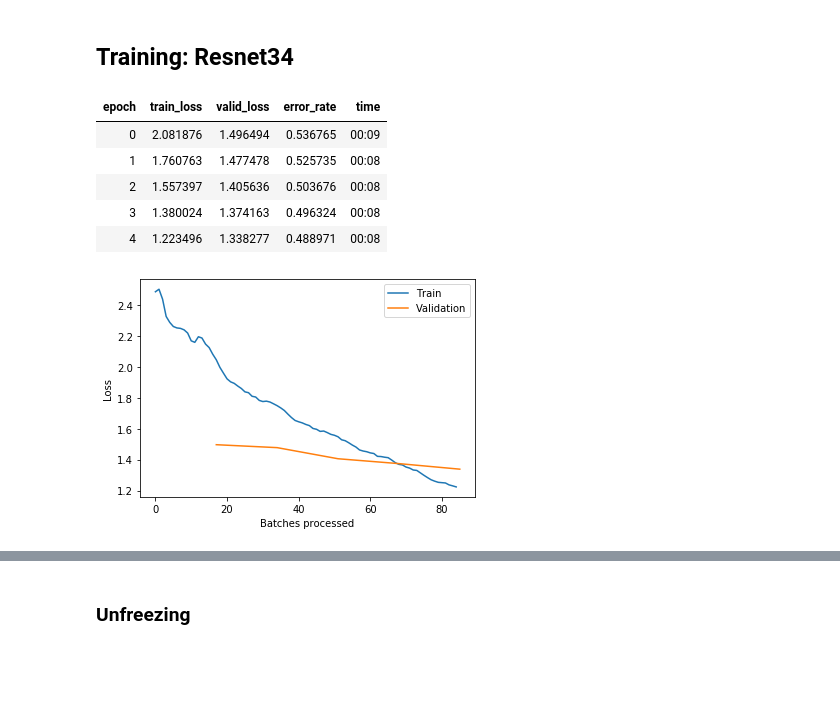
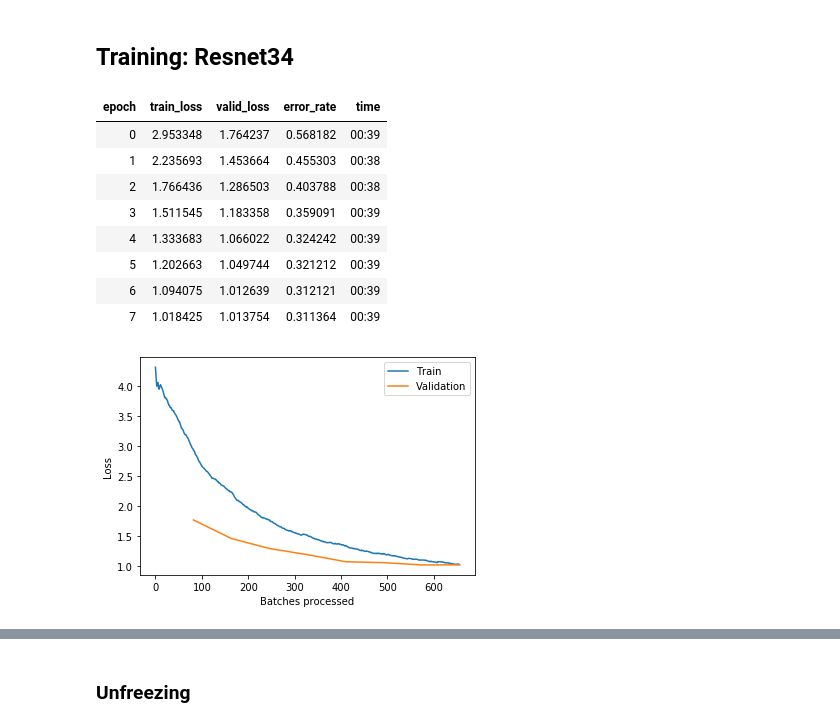
Before and after one commit to oddrationale/olympian-deities, a Jupyter notebook: olympian_deities.ipynb, the cells around one changed output, grey strips where cells are left out. Saved outputs shown, nothing was run; the diff lists cells and outputs as text; code cells hidden in the pictures; blank space fills up the shorter version.

```diff
--- a/olympian_deities.ipynb
+++ b/olympian_deities.ipynb
@@ -23,3 +19,6 @@ google_images.ls()
+# %%
+dataset = Path("datasets/ddg_images")
+imgurl = Path("imgurls/ddg_images")
 # %%
 dataset.ls()
 # %% [output]
@@ -114,8 +100,23 @@ for dest in dataset.ls():
 # %% [markdown]
 ## View data
 # %%
-data = ImageDataBunch.from_folder(
-    dataset, train=".", valid_pct=0.2, ds_tfms=get_transforms(), size=224, num_workers=4
+# data = ImageDataBunch.from_folder(
+#     dataset,
+#     train=".",
+#     valid_pct=0.2,
+#     ds_tfms=get_transforms(),
+#     size=224,
+#     num_workers=4,
+# ).normalize(imagenet_stats)
+
+# use cleaned up data
+data = ImageDataBunch.from_csv(
+    dataset,
+    csv_labels="cleaned.csv",
+    valid_pct=0.2,
+    ds_tfms=get_transforms(),
+    size=224,
+    num_workers=4,
 ).normalize(imagenet_stats)
 # %%
 data.c, data.classes, len(data.train_ds), len(data.valid_ds)
@@ -130,15 +145,18 @@ data.show_batch(rows=3, figsize=(10, 10))
 # %%
 learn = cnn_learner(data, models.resnet34, metrics=error_rate)
 # %%
-learn.fit_one_cycle(5)
+learn.fit_one_cycle(8)
 # %% [output]
 | epoch | train_loss | valid_loss | error_rate | time |
-| 0 | 2.081876 | 1.496494 | 0.536765 | 00:09 |
-| 1 | 1.760763 | 1.477478 | 0.525735 | 00:08 |
-| 2 | 1.557397 | 1.405636 | 0.503676 | 00:08 |
-| 3 | 1.380024 | 1.374163 | 0.496324 | 00:08 |
-| 4 | 1.223496 | 1.338277 | 0.488971 | 00:08 |
+| 0 | 2.953348 | 1.764237 | 0.568182 | 00:39 |
+| 1 | 2.235693 | 1.453664 | 0.455303 | 00:38 |
+| 2 | 1.766436 | 1.286503 | 0.403788 | 00:38 |
+| 3 | 1.511545 | 1.183358 | 0.359091 | 00:39 |
+| 4 | 1.333683 | 1.066022 | 0.324242 | 00:39 |
+| 5 | 1.202663 | 1.049744 | 0.321212 | 00:39 |
+| 6 | 1.094075 | 1.012639 | 0.312121 | 00:39 |
+| 7 | 1.018425 | 1.013754 | 0.311364 | 00:39 |
 # %%
 learn.recorder.plot_losses()
 # %% [output]
-[figure, old version]
+[figure, new version]
```
Also changed, not shown: parts of 31 cells of this notebook, 17 other files.
